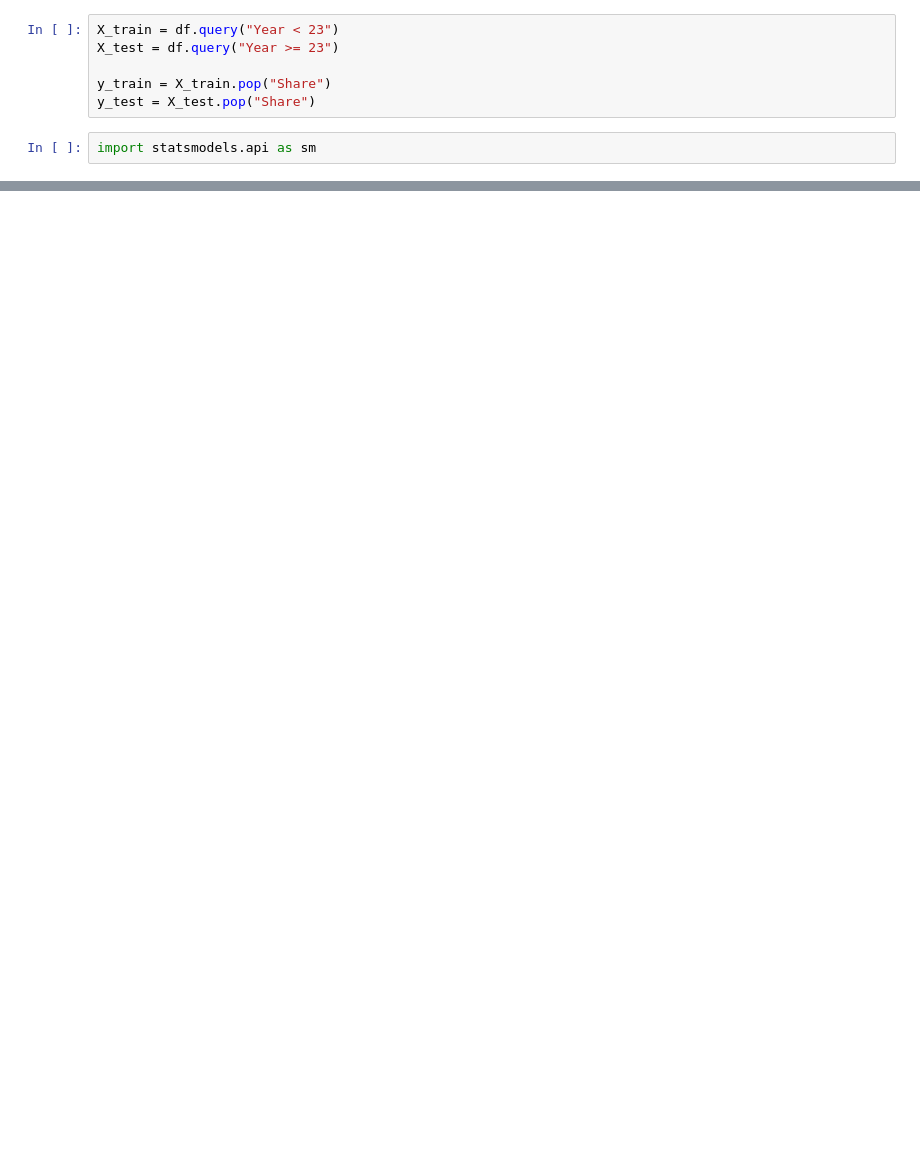
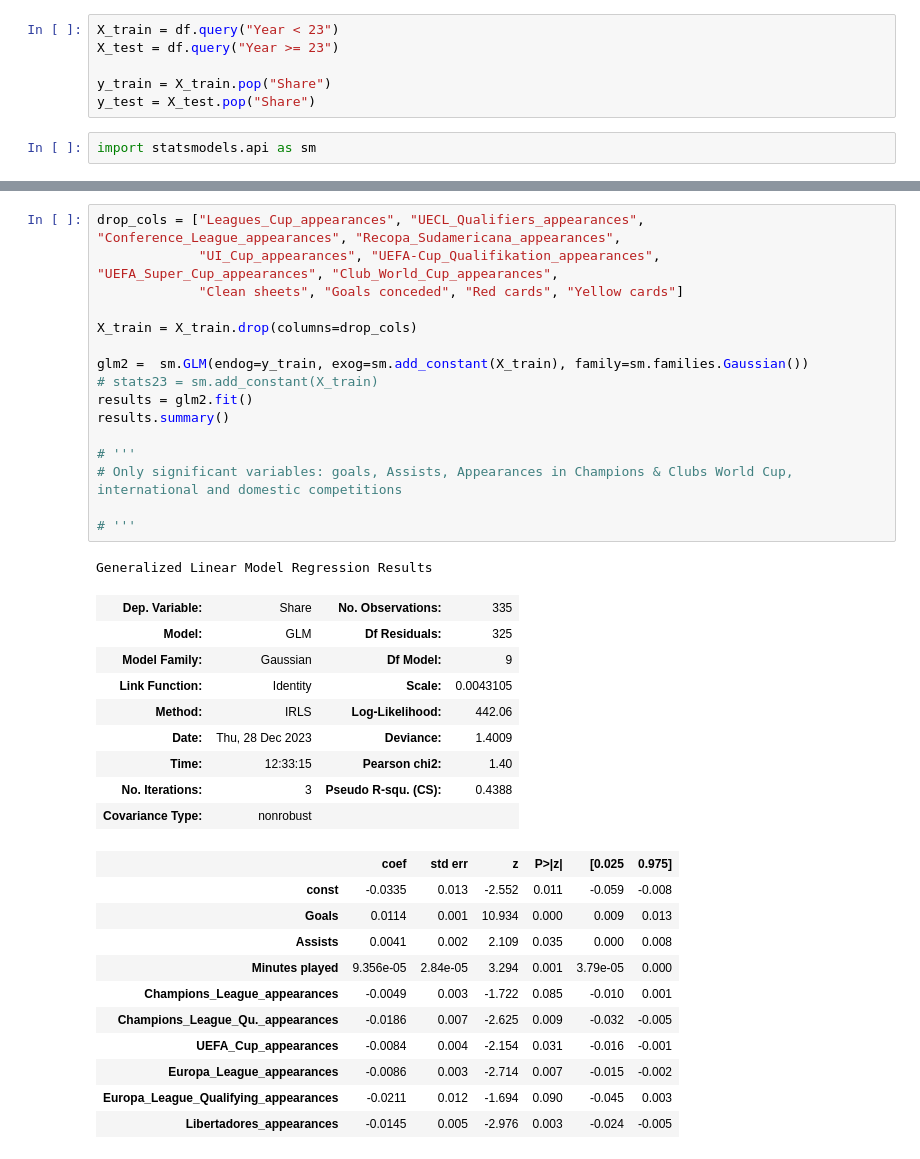
Before and after one commit to TheJarmanitor/outplayed, a Jupyter notebook: notebooks/player_modeling.ipynb, the cells around one changed output, grey strips where cells are left out. Drawn from its saved outputs; the diff is of its cells as text; blank space fills up the shorter version.

```diff
--- a/notebooks/player_modeling.ipynb
+++ b/notebooks/player_modeling.ipynb
@@ -59 +85,39 @@ import statsmodels.api as sm
+# %%
+drop_cols = ["Leagues_Cup_appearances", "UECL_Qualifiers_appearances", "Conference_League_appearances", "Recopa_Sudamericana_appearances",
+             "UI_Cup_appearances", "UEFA-Cup_Qualifikation_appearances", "UEFA_Super_Cup_appearances", "Club_World_Cup_appearances",
+             "Clean sheets", "Goals conceded", "Red cards", "Yellow cards"]
+
+X_train = X_train.drop(columns=drop_cols)
+
+glm2 =  sm.GLM(endog=y_train, exog=sm.add_constant(X_train), family=sm.families.Gaussian())
+# stats23 = sm.add_constant(X_train)
+results = glm2.fit()
+results.summary()
+
+# '''
+# Only significant variables: goals, Assists, Appearances in Champions & Clubs World Cup, international and domestic competitions
+
+# '''
+# %% [output]
+Generalized Linear Model Regression Results
+| Dep. Variable: | Share | No. Observations: | 335 |
+| Model: | GLM | Df Residuals: | 325 |
+| Model Family: | Gaussian | Df Model: | 9 |
+| Link Function: | Identity | Scale: | 0.0043105 |
+| Method: | IRLS | Log-Likelihood: | 442.06 |
+| Date: | Thu, 28 Dec 2023 | Deviance: | 1.4009 |
+| Time: | 12:33:15 | Pearson chi2: | 1.40 |
+| No. Iterations: | 3 | Pseudo R-squ. (CS): | 0.4388 |
+| Covariance Type: | nonrobust |  |  |
+|  | coef | std err | z | P>|z| | [0.025 | 0.975] |
+| const | -0.0335 | 0.013 | -2.552 | 0.011 | -0.059 | -0.008 |
+| Goals | 0.0114 | 0.001 | 10.934 | 0.000 | 0.009 | 0.013 |
+| Assists | 0.0041 | 0.002 | 2.109 | 0.035 | 0.000 | 0.008 |
+| Minutes played | 9.356e-05 | 2.84e-05 | 3.294 | 0.001 | 3.79e-05 | 0.000 |
+| Champions_League_appearances | -0.0049 | 0.003 | -1.722 | 0.085 | -0.010 | 0.001 |
+| Champions_League_Qu._appearances | -0.0186 | 0.007 | -2.625 | 0.009 | -0.032 | -0.005 |
+| UEFA_Cup_appearances | -0.0084 | 0.004 | -2.154 | 0.031 | -0.016 | -0.001 |
+| Europa_League_appearances | -0.0086 | 0.003 | -2.714 | 0.007 | -0.015 | -0.002 |
+| Europa_League_Qualifying_appearances | -0.0211 | 0.012 | -1.694 | 0.090 | -0.045 | 0.003 |
+| Libertadores_appearances | -0.0145 | 0.005 | -2.976 | 0.003 | -0.024 | -0.005 |
 # %%
```
Also changed, not shown: parts of 12 cells of this notebook.
